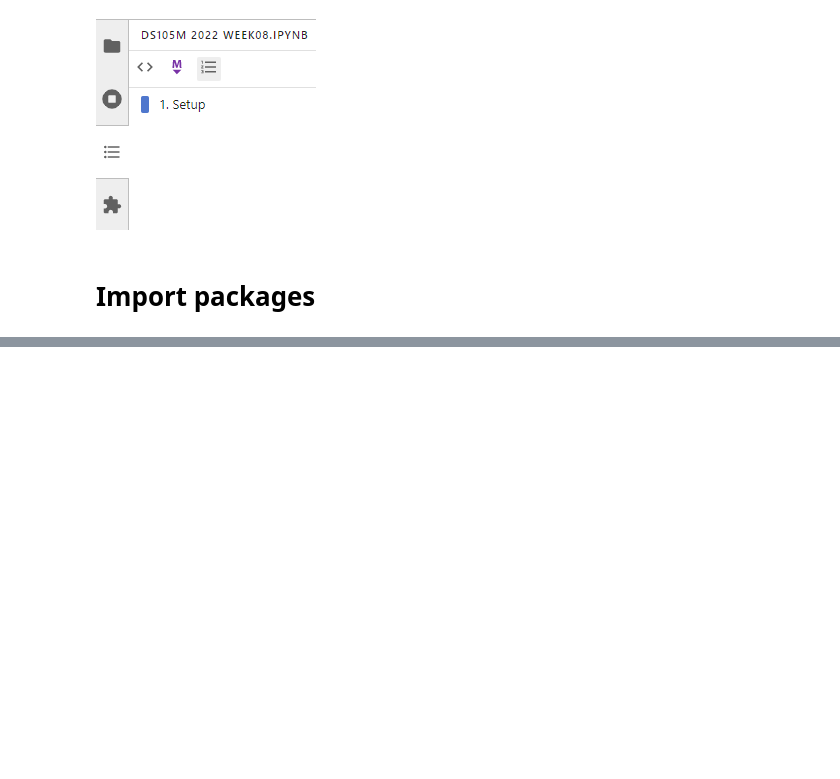
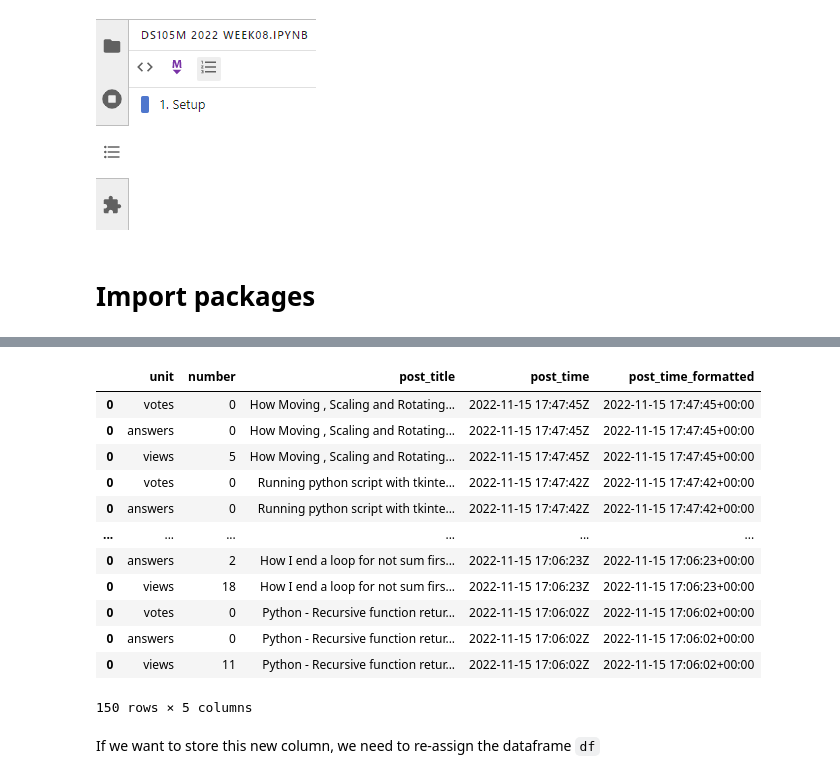
Before and after one commit to LSE-DSI/lse-ds105-course-notes, a Jupyter notebook: resources/week08/DS105M 2022 Week08.ipynb, the cells around one changed output, grey strips where cells are left out. Saved outputs shown, nothing was run; the diff lists cells and outputs as text; code cells hidden in the pictures; blank space fills up the shorter version.

```diff
--- a/resources/week08/DS105M 2022 Week08.ipynb
+++ b/resources/week08/DS105M 2022 Week08.ipynb
@@ -32,0 +389,10 @@ from plotnine import *
+# %%
+def parse_post_div(current_post):
+    post_title = current_post.find("h3", class_="s-post-summary--content-title").get_text().strip()
+    post_time  = current_post.find("time").span["title"]
+
+    df_summary = parse_all_summaries(current_post)
+    # We can reuse the dataframe that returned from `parse_all_summaries`
+    df_summary["post_title"] = post_title
+    df_summary["post_time"]  = post_time
+    return df_summary
@@ -32,0 +570,18 @@ from plotnine import *
+# %%
+df.assign(post_time_formatted=lambda x: pd.to_datetime(x["post_time"]))
+# %% [output]
+|  | unit | number | post_title | post_time | post_time_formatted |
+| 0 | votes | 0 | How Moving , Scaling and Rotating... | 2022-11-15 17:47:45Z | 2022-11-15 17:47:45+00:00 |
+| 0 | answers | 0 | How Moving , Scaling and Rotating... | 2022-11-15 17:47:45Z | 2022-11-15 17:47:45+00:00 |
+| 0 | views | 5 | How Moving , Scaling and Rotating... | 2022-11-15 17:47:45Z | 2022-11-15 17:47:45+00:00 |
+| 0 | votes | 0 | Running python script with tkinte... | 2022-11-15 17:47:42Z | 2022-11-15 17:47:42+00:00 |
+| 0 | answers | 0 | Running python script with tkinte... | 2022-11-15 17:47:42Z | 2022-11-15 17:47:42+00:00 |
+| ... | ... | ... | ... | ... | ... |
+| 0 | answers | 2 | How I end a loop for not sum firs... | 2022-11-15 17:06:23Z | 2022-11-15 17:06:23+00:00 |
+| 0 | views | 18 | How I end a loop for not sum firs... | 2022-11-15 17:06:23Z | 2022-11-15 17:06:23+00:00 |
+| 0 | votes | 0 | Python - Recursive function retur... | 2022-11-15 17:06:02Z | 2022-11-15 17:06:02+00:00 |
+| 0 | answers | 0 | Python - Recursive function retur... | 2022-11-15 17:06:02Z | 2022-11-15 17:06:02+00:00 |
+| 0 | views | 11 | Python - Recursive function retur... | 2022-11-15 17:06:02Z | 2022-11-15 17:06:02+00:00 |
+150 rows × 5 columns
+# %% [markdown]
+If we want to store this new column, we need to re-assign the dataframe `df`
```
Also changed, not shown: parts of 86 cells of this notebook, 7 other files.
